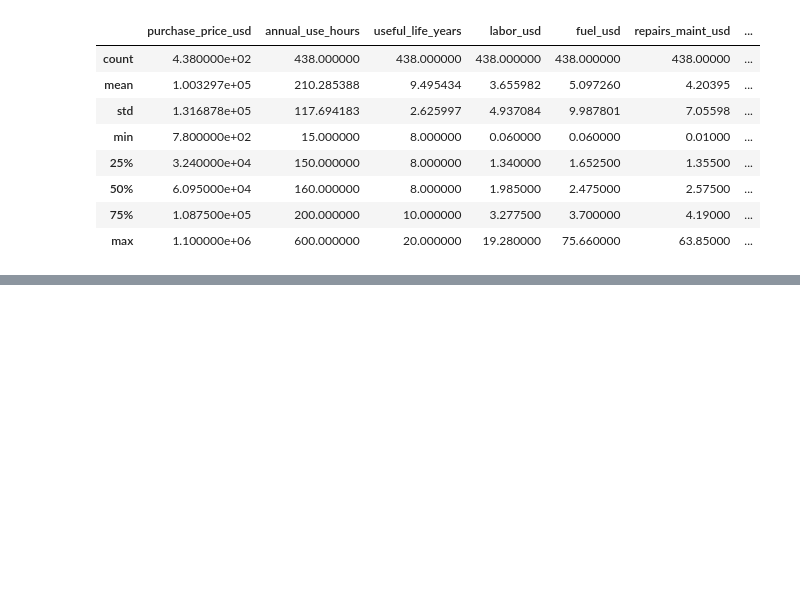
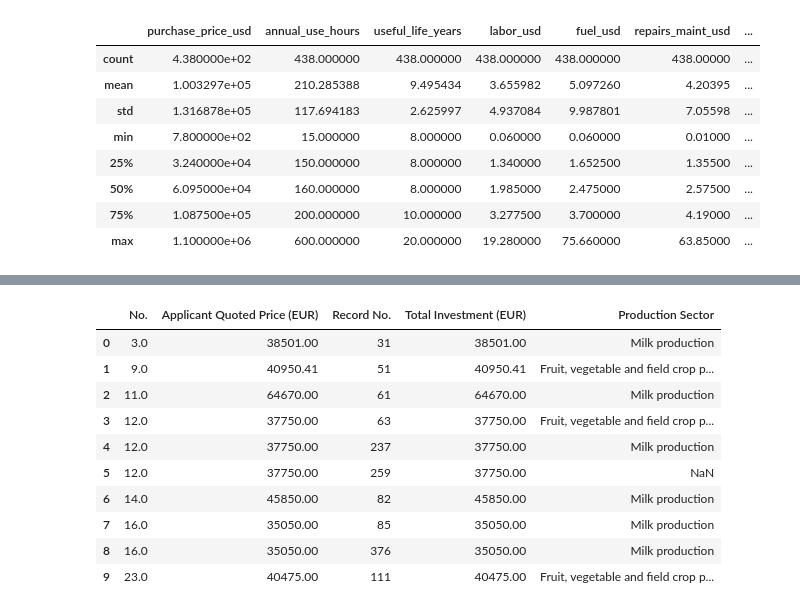
Before and after one commit to milatovicdanka90-maker/dsb_capstone, a Jupyter notebook: 01_EDA.ipynb, the cells around one changed output, grey strips where cells are left out. Cells and saved outputs as stored; diff of their text form; code cells hidden in the pictures; blank space fills up the shorter version.

```diff
--- a/01_EDA.ipynb
+++ b/01_EDA.ipynb
@@ -290,0 +486,6 @@ usa.describe()
+# %%
+# Now it is time to group mechanization items by investment number
+
+investment_totals = prices_clean.groupby("No.")["Applicant Quoted Price (EUR)"].sum().reset_index()
+
+investment_totals.head(10)
@@ -290,0 +508,13 @@ usa.describe()
+# %%
+# Now I need to check matching investment amounts
+
+
+# First step is to select investment amounts from the second dataset
+
+investment_values = investments[["Record No.", "Total Requested Investment (Excluding Ineligible Costs) (€)", "Primary Production Sector"]].copy()
+# %%
+# I would rename columns to make them easier to use
+
+investment_values.columns = ["Record No.", "Total Investment (EUR)", "Production Sector"]
+
+investment_values.head()
@@ -290,0 +528,22 @@ usa.describe()
+# %%
+# For start I will find exact matches between investment amounts, and than
+# do the connection with tolerance
+
+exact_matches = investment_totals.merge(investment_values,
+    left_on = "Applicant Quoted Price (EUR)",
+    right_on = "Total Investment (EUR)",
+    how = "inner")
+
+exact_matches.head(10)
+# %% [output]
+|  | No. | Applicant Quoted Price (EUR) | Record No. | Total Investment (EUR) | Production Sector |
+| 0 | 3.0 | 38501.00 | 31 | 38501.00 | Milk production |
+| 1 | 9.0 | 40950.41 | 51 | 40950.41 | Fruit, vegetable and field crop p... |
+| 2 | 11.0 | 64670.00 | 61 | 64670.00 | Milk production |
+| 3 | 12.0 | 37750.00 | 63 | 37750.00 | Fruit, vegetable and field crop p... |
+| 4 | 12.0 | 37750.00 | 237 | 37750.00 | Milk production |
+| 5 | 12.0 | 37750.00 | 259 | 37750.00 | NaN |
+| 6 | 14.0 | 45850.00 | 82 | 45850.00 | Milk production |
+| 7 | 16.0 | 35050.00 | 85 | 35050.00 | Milk production |
+| 8 | 16.0 | 35050.00 | 376 | 35050.00 | Milk production |
+| 9 | 23.0 | 40475.00 | 111 | 40475.00 | Fruit, vegetable and field crop p... |
```
Also changed, not shown: parts of 25 cells of this notebook.
